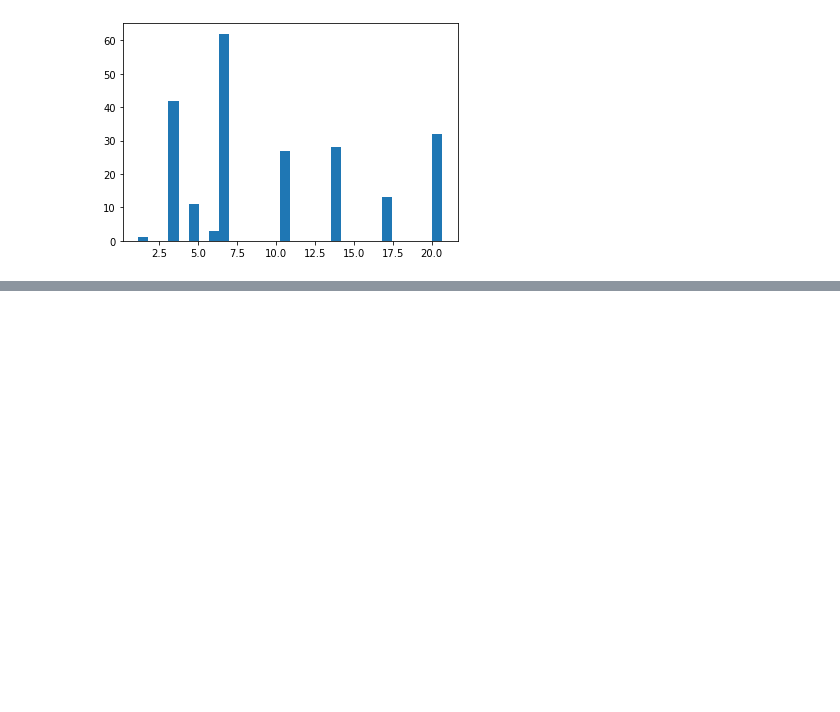
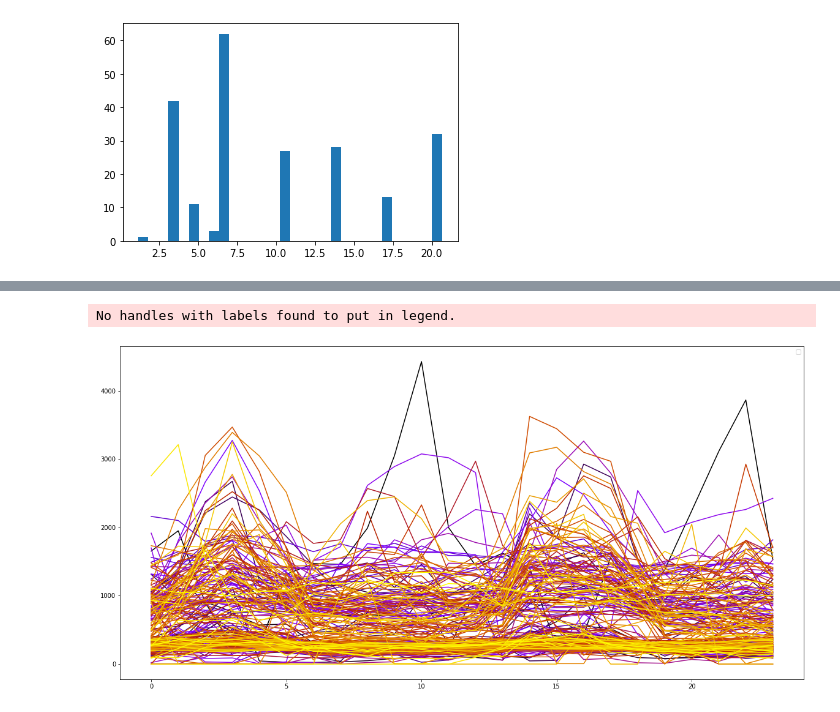
Before and after one commit to energy-army-knife/hack-the-electron-a, a Jupyter notebook: notebooks/dataset_analysis.ipynb, the cells around one changed output, grey strips where cells are left out. Saved outputs shown, nothing was run; the diff lists cells and outputs as text; code cells hidden in the pictures; blank space fills up the shorter version.

```diff
--- a/notebooks/dataset_analysis.ipynb
+++ b/notebooks/dataset_analysis.ipynb
@@ -41,0 +85,26 @@ plt.show()
+# %%
+months = ['01', '02', '03', '04', '05', '06', '07', '08', '09', '10', '11', '12']
+mean_power_months = np.zeros((24, df_power.shape[1]-2))
+
+n = 0
+for year in ["2016", "2017", "2018"]:
+    for month in months:
+        date_upper = "{0}-{1}-01".format(year, month)
+        date_lower = "{0}-{1}-31".format(year, month)
+        filered_data = df_power[(df_power['Time'] > date_upper) & (df_power['Time'] < date_lower)]
+        if filered_data.shape[0] > 1:
+            filered_data.drop(filered_data.columns[[0, 1]], axis=1, inplace=True)
+            mean_power_months[n,:] = filered_data.mean().to_numpy()
+            n += 1
+# %%
+cmap = plt.get_cmap('gnuplot')
+colors = [cmap(i) for i in np.linspace(0, 1, mean_power_months.shape[1])]
+
+figure(num=None, figsize=(20, 10), facecolor='w', edgecolor='k')
+for i, color in enumerate(colors, start=1):
+    plt.plot(range(24), mean_power_months[:,i-1], color=color)
+plt.legend(loc='best')
+plt.show()
+# %% [output]
+No handles with labels found to put in legend.
+[figure, added]
```
Also changed, not shown: parts of 10 cells of this notebook.
